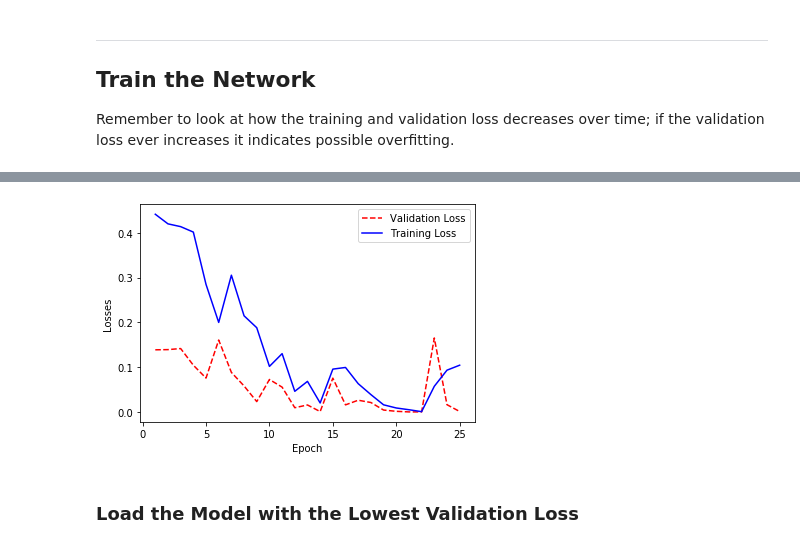
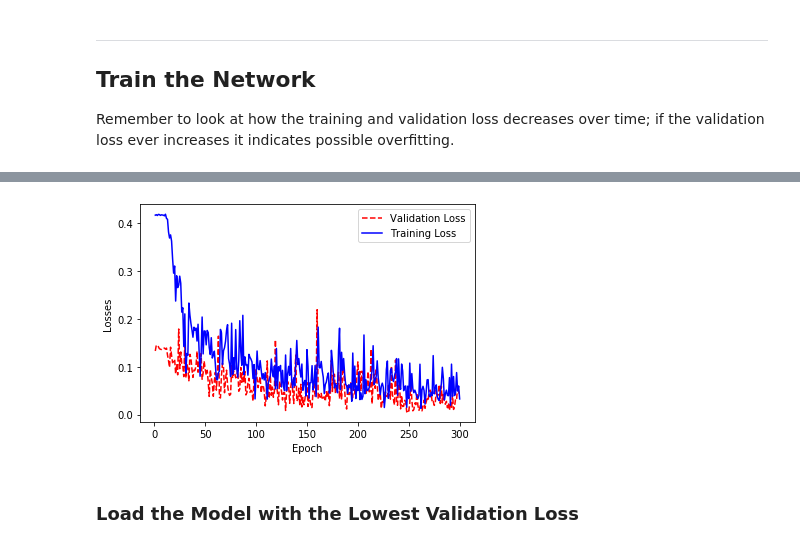
Before and after one commit to Wologman/Computer_Vision, a Jupyter notebook: pistachio_classifier.ipynb, the cells around one changed output, grey strips where cells are left out. Saved outputs shown, nothing was run; the diff lists cells and outputs as text; code cells hidden in the pictures.

```diff
--- a/pistachio_classifier.ipynb
+++ b/pistachio_classifier.ipynb
@@ -45,7 +45,7 @@ from torchvision import transforms as transforms
 from torch.utils.data.sampler import SubsetRandomSampler
 
 num_workers = 0   # number of subprocesses to use for data loading
-batch_size = 20   # how many samples per batch to load
+batch_size = 18   # how many samples per batch to load for each parameter update
 
 #fraction of full dataset to use as training and validation
 train_size = 0.6
@@ -56,6 +56,9 @@ image_size = 32  # size to resize the input images to, keep as a multiple of 2
 # convert data to a normalized torch.FloatTensor
 transform = transforms.Compose([
     transforms.Resize((image_size,image_size)),
+    transforms.RandomHorizontalFlip(p=0.5),
+    transforms.RandomVerticalFlip(p=0.5),
+    transforms.RandomRotation(degrees=45),
     transforms.ToTensor(),
     transforms.Normalize((0.5, 0.5, 0.5), (0.5, 0.5, 0.5))
     ])
@@ -230,7 +233,8 @@ Remember to look at how the training and validation loss decreases over time; if
 # number of epochs to train the model
 import matplotlib.pyplot as plt
 
-n_epochs = 25 # May need to increase this number to train a final model
+n_epochs = 300 # May need to increase this number to train a final model
+print_every = 20
 
 valid_loss_min = np.Inf # track change in validation loss
 
@@ -263,7 +267,6 @@ for epoch in range(1, n_epochs+1):
         optimizer.step()
         # update training loss
         train_loss += loss.item()*data.size(0)
-        #print('Output: ', output)
 
     ######################
     # validate the model #
@@ -289,14 +292,17 @@ for epoch in range(1, n_epochs+1):
     valid_loss_tracker[epoch-1] = valid_loss
 
     # print training/validation statistics
-    print('Epoch: {} \tTraining Loss: {:.6f} \tValidation Loss: {:.6f}'.format(
-        epoch, train_loss, valid_loss))
+
+    if epoch%print_every == 0 or epoch == 1:
+        print('Epoch: {} \tTraining Loss: {:.6f} \tValidation Loss: {:.6f}'.format(
+            epoch, train_loss, valid_loss))
 
     # save model if validation loss has decreased
     if valid_loss <= valid_loss_min:
-        print('Validation loss decreased ({:.6f} --> {:.6f}).  Saving model ...'.format(
-        valid_loss_min,
-        valid_loss))
+        if epoch%print_every == 1:
+            print('Validation loss decreased ({:.6f} --> {:.6f}).  Saving model ...'.format(
+                valid_loss_min,
+                valid_loss))
         torch.save(model.state_dict(), 'model_pistachio.pt')
         valid_loss_min = valid_loss
 
@@ -330,4 +337,4 @@ Epoch: 25       Training Loss: 0.104368         Validation Loss: 0.000974
-[figure, old version]
+[figure, new version]
 # %% [markdown]
 ###  Load the Model with the Lowest Validation Loss
 # %%
```
Also changed, not shown: parts of 7 cells of this notebook.
